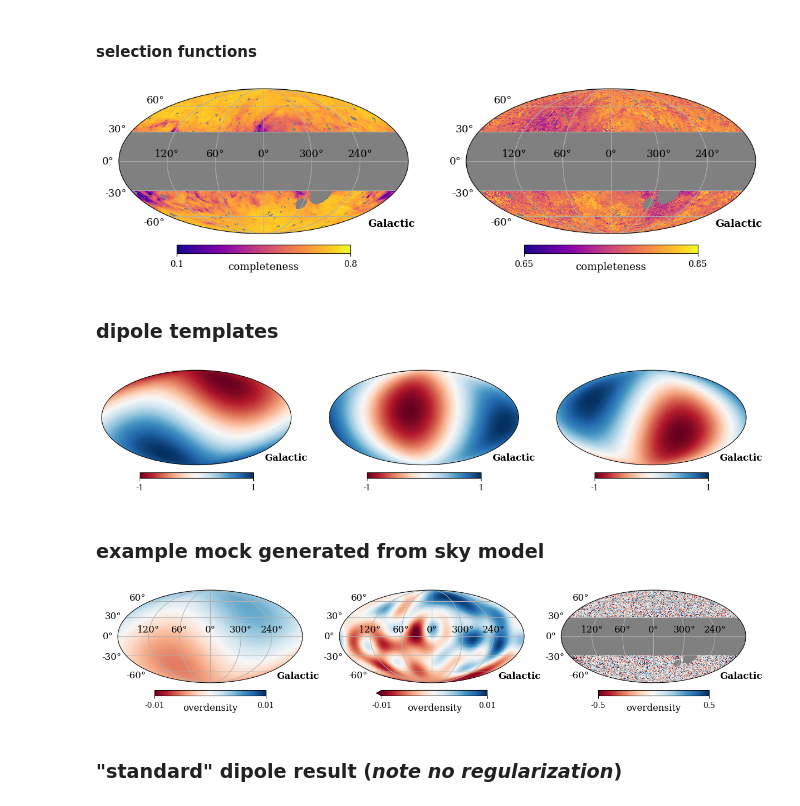
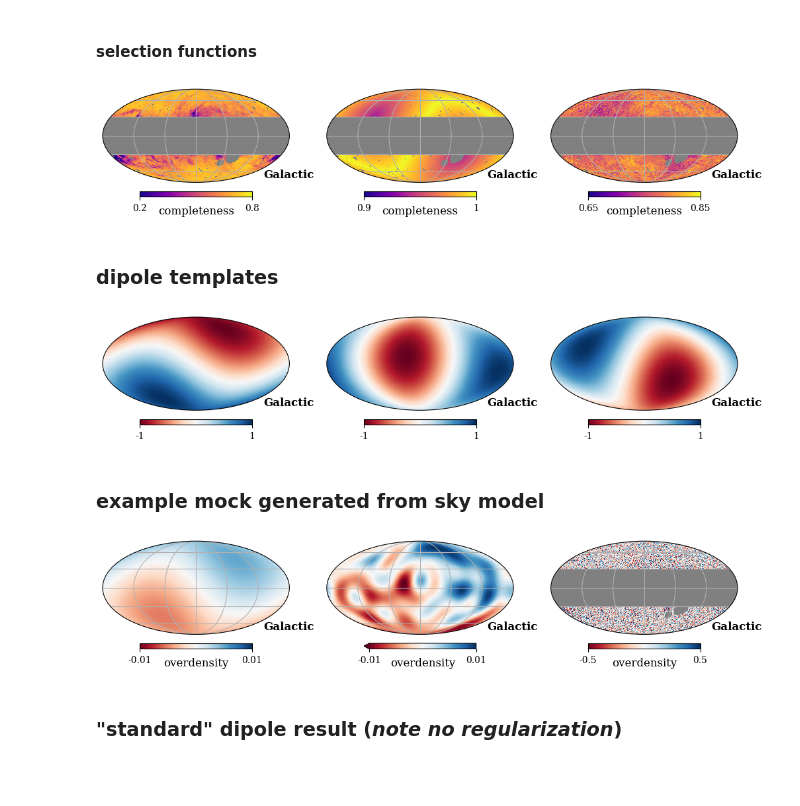
Before and after one commit to abbyw24/lss-dipoles, a Jupyter notebook: notebooks/paper_plots.ipynb, the cells around one changed output. Drawn from its saved outputs; the diff is of its cells as text; code cells hidden in the pictures; blank space fills up the shorter version.

```diff
--- a/notebooks/paper_plots.ipynb
+++ b/notebooks/paper_plots.ipynb
@@ -77,3 +107,27 @@ tools.label_coord('Galactic', fs=14)
+# %%
+# Quaia G<20.0 zsplit2bin0
+selfunc_quaia_zsplit2bin0 = gm.get_selfunc_map('quaia_G20.0_zsplit2bin0', nside=nside_hi, blim=blim)
+# load catalog
+qmap_raw = tools.load_catalog_as_map(f'../data/catalogs/quaia/quaia_G20.0_zsplit2bin0.fits', frame='icrs', nside=nside_hi)
+# mask
+small_masks = fitsio.read(f'../data/masks/mask_master_hpx_r1.0.fits')
+quaia_zsplit2bin0 = qmap_raw * small_masks * tools.get_galactic_plane_mask(blim, nside=nside_hi, frame='icrs')
+quaia_zsplit2bin0[quaia_zsplit2bin0 == 0.] = np.nan
+# correct by selfunc
+quaia_zsplit2bin0_corr = quaia_zsplit2bin0 / selfunc_quaia_zsplit2bin0
+# convert to overdensity map
+odmap_quaia_zsplit2bin0_corr = quaia_zsplit2bin0_corr / np.nanmean(quaia_zsplit2bin0_corr) - 1
+
+# Quaia G<20.0 zsplit2bin0
+selfunc_quaia_zsplit2bin1 = gm.get_selfunc_map('quaia_G20.0_zsplit2bin1', nside=nside_hi, blim=blim)
+# load catalog
+qmap_raw = tools.load_catalog_as_map(f'../data/catalogs/quaia/quaia_G20.0_zsplit2bin1.fits', frame='icrs', nside=nside_hi)
+quaia_zsplit2bin1 = qmap_raw * small_masks * tools.get_galactic_plane_mask(blim, nside=nside_hi, frame='icrs')
+quaia_zsplit2bin1[quaia_zsplit2bin1 == 0.] = np.nan
+# correct by selfunc
+quaia_zsplit2bin1_corr = quaia_zsplit2bin1 / selfunc_quaia_zsplit2bin1
+# convert to overdensity map
+odmap_quaia_zsplit2bin1_corr = quaia_zsplit2bin1_corr / np.nanmean(quaia_zsplit2bin1_corr) - 1
 # %% [markdown]
 #### CatWISE
 # %%
@@ -152,28 +187,32 @@ tools.label_coord('Galactic', fs=12)
 #### selection functions
 # %%
 # plot
-fig = plt.figure(figsize=(11,4))
-kwargs = dict(coord=['C','G'], cmap='plasma', unit='completeness', fig=fig, graticule=True, graticule_labels=True)#, badcolor='w')
+fig = plt.figure(figsize=(10,3))
+kwargs = dict(coord=['C','G'], cmap='plasma', unit='completeness', fig=fig, graticule=True)#, badcolor='w')
 selfunc_quaia_ = np.copy(selfunc_quaia)
 selfunc_quaia_[selfunc_quaia <= 0.] = np.nan
 selfunc_catwise_ = np.copy(selfunc_catwise_zodi)
 selfunc_catwise_[selfunc_catwise_zodi <= 0.] = np.nan
-hp.projview(selfunc_quaia_, title='', min=0.1, max=0.8, sub=(1,2,1), **kwargs)
+selfunc_catwise_elatcorr_ = np.copy(selfunc_catwise_elatcorr)
+selfunc_catwise_elatcorr_[selfunc_catwise_elatcorr_ <= 0.] = np.nan
+hp.projview(selfunc_quaia_, title='', min=0.2, max=0.8, sub=(1,3,1), **kwargs)
 tools.label_coord('Galactic', fs=12)
-hp.projview(selfunc_catwise_, title='', min=0.65, max=0.85, sub=(1,2,2), **kwargs)
+hp.projview(selfunc_catwise_elatcorr_, title='', min=0.9, max=1., sub=(1,3,2), **kwargs)
 tools.label_coord('Galactic', fs=12)
+hp.projview(selfunc_catwise_, title='', min=0.65, max=0.85, sub=(1,3,3), **kwargs)
+tools.label_coord('Galactic', fs=12)
 # %% [output]
-[figure, old version]
+[figure, new version]
 # %% [markdown]
 ### dipole templates
 # %%
-fig = plt.figure(figsize=(12,3))
+fig = plt.figure(figsize=(10,3))
 comps = np.column_stack((np.zeros(3), np.diag([1, 1, 1])))
 for i, comp in enumerate(comps):
     hp.projview(dipole.dipole_map(comp), coord=['C','G'], sub=(1, 3, i+1), cmap='RdBu', fig=fig, title='', min=-1, max=1)
     tools.label_coord('Galactic', fs=12)
 # %% [output]
-[figure, old version]
+[figure, new version]
 # %% [markdown]
 ### example mock generated from sky model
 # %%
@@ -209,8 +248,8 @@ kinematic_comps = tools.spherical_to_cartesian(r=input_dipamp,
                                     phi=cmb_dipdir.icrs.ra.rad)
 kinematic_dipmap = dipole.dipole_map([0., *kinematic_comps])
 # %%
-fig = plt.figure(figsize=(12,3))
-kwargs = dict(coord=['C','G'], cmap='RdBu', unit='overdensity', fig=fig, title='', graticule=True, graticule_labels=True)
+fig = plt.figure(figsize=(10,3))
+kwargs = dict(coord=['C','G'], cmap='RdBu', unit='overdensity', fig=fig, title='', graticule=True) #, graticule_labels=True)
 hp.projview(kinematic_dipmap, min=-0.01, max=0.01, sub=(1,3,1), **kwargs)
 tools.label_coord('Galactic', fs=12)
 hp.projview(excess_map + kinematic_dipmap, min=-0.01, max=0.01, sub=(1,3,2), **kwargs)
@@ -223,7 +262,7 @@ odmap_final = datamap_corr / np.nanmean(datamap_corr) - 1
 hp.projview(odmap_final, min=-0.5, max=0.5, sub=(1,3,3), **kwargs)
 tools.label_coord('Galactic', fs=12)
 # %% [output]
-[figure, old version]
+[figure, new version]
 # %% [markdown]
 ### "standard" dipole result (*note no regularization*)
 # %% [markdown]
```
Also changed, not shown: parts of 43 cells of this notebook, 3 other files.
